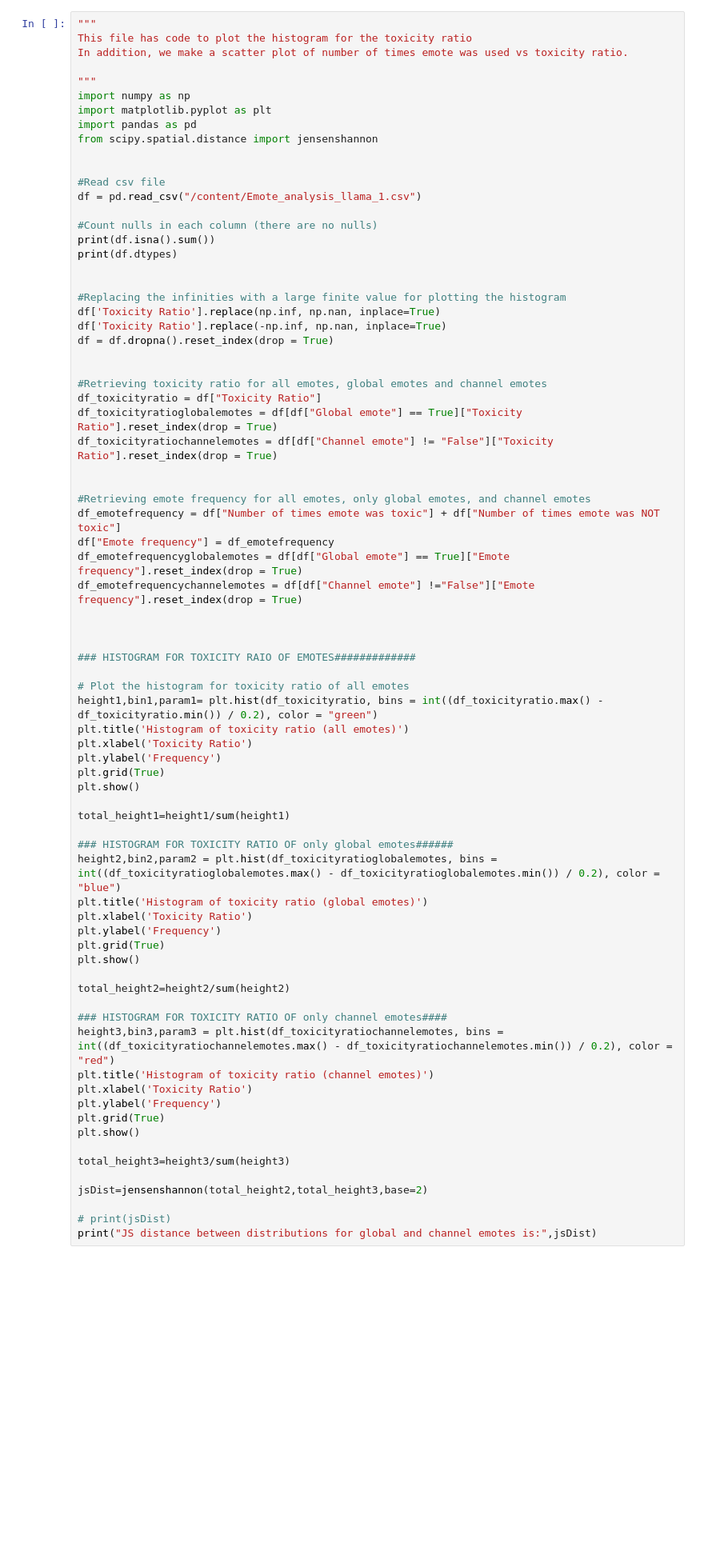
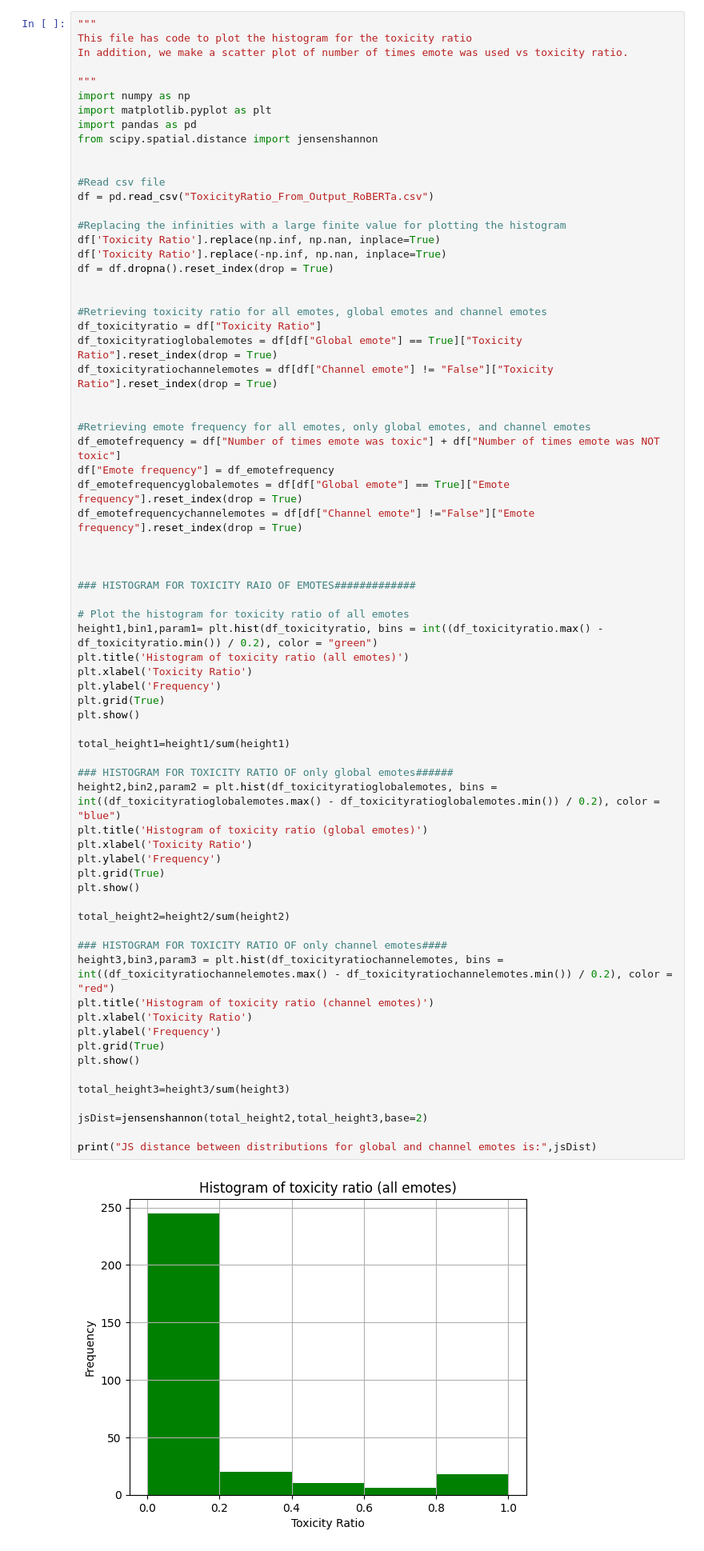
Before and after one commit to EliMartian/twitch_emote_toxicity_graph, a Jupyter notebook: Twitch_Emote_Analysis.ipynb, the cells around one changed output. Shown at 80% size. Saved outputs shown, nothing was run; the diff lists cells and outputs as text; blank space fills up the shorter version.

Commit message:
cleaned up details for emote graph and verification

```diff
--- a/Twitch_Emote_Analysis.ipynb
+++ b/Twitch_Emote_Analysis.ipynb
@@ -284,12 +279,7 @@ from scipy.spatial.distance import jensenshannon
 
 
 #Read csv file
-df = pd.read_csv("/content/Emote_analysis_llama_1.csv")
-
-#Count nulls in each column (there are no nulls)
-print(df.isna().sum())
-print(df.dtypes)
-
+df = pd.read_csv("ToxicityRatio_From_Output_RoBERTa.csv")
 
 #Replacing the infinities with a large finite value for plotting the histogram
 df['Toxicity Ratio'].replace(np.inf, np.nan, inplace=True)
@@ -319,31 +309,32 @@ plt.title('Histogram of toxicity ratio (all emotes)')
 plt.xlabel('Toxicity Ratio')
 plt.ylabel('Frequency')
 plt.grid(True)
 plt.show()
 
 total_height1=height1/sum(height1)
 
 ### HISTOGRAM FOR TOXICITY RATIO OF only global emotes######
 height2,bin2,param2 = plt.hist(df_toxicityratioglobalemotes, bins = int((df_toxicityratioglobalemotes.max() - df_toxicityratioglobalemotes.min()) / 0.2), color = "blue")
 plt.title('Histogram of toxicity ratio (global emotes)')
 plt.xlabel('Toxicity Ratio')
 plt.ylabel('Frequency')
 plt.grid(True)
 plt.show()
 
 total_height2=height2/sum(height2)
 
 ### HISTOGRAM FOR TOXICITY RATIO OF only channel emotes####
 height3,bin3,param3 = plt.hist(df_toxicityratiochannelemotes, bins = int((df_toxicityratiochannelemotes.max() - df_toxicityratiochannelemotes.min()) / 0.2), color = "red")
 plt.title('Histogram of toxicity ratio (channel emotes)')
 plt.xlabel('Toxicity Ratio')
 plt.ylabel('Frequency')
 plt.grid(True)
 plt.show()
 
 total_height3=height3/sum(height3)
 
 jsDist=jensenshannon(total_height2,total_height3,base=2)
 
-# print(jsDist)
 print("JS distance between distributions for global and channel emotes is:",jsDist)
+# %% [output]
+[figure, added]
```
Also changed, not shown: parts of 3 cells of this notebook, 1 other file.
